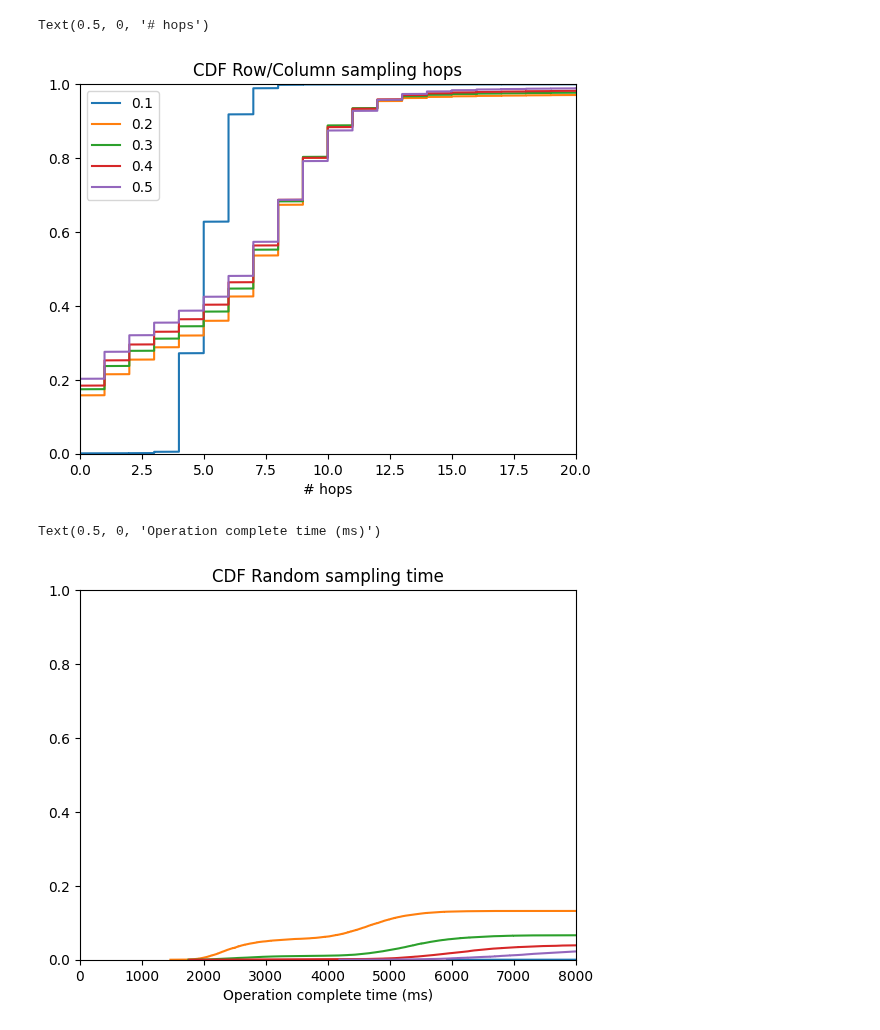
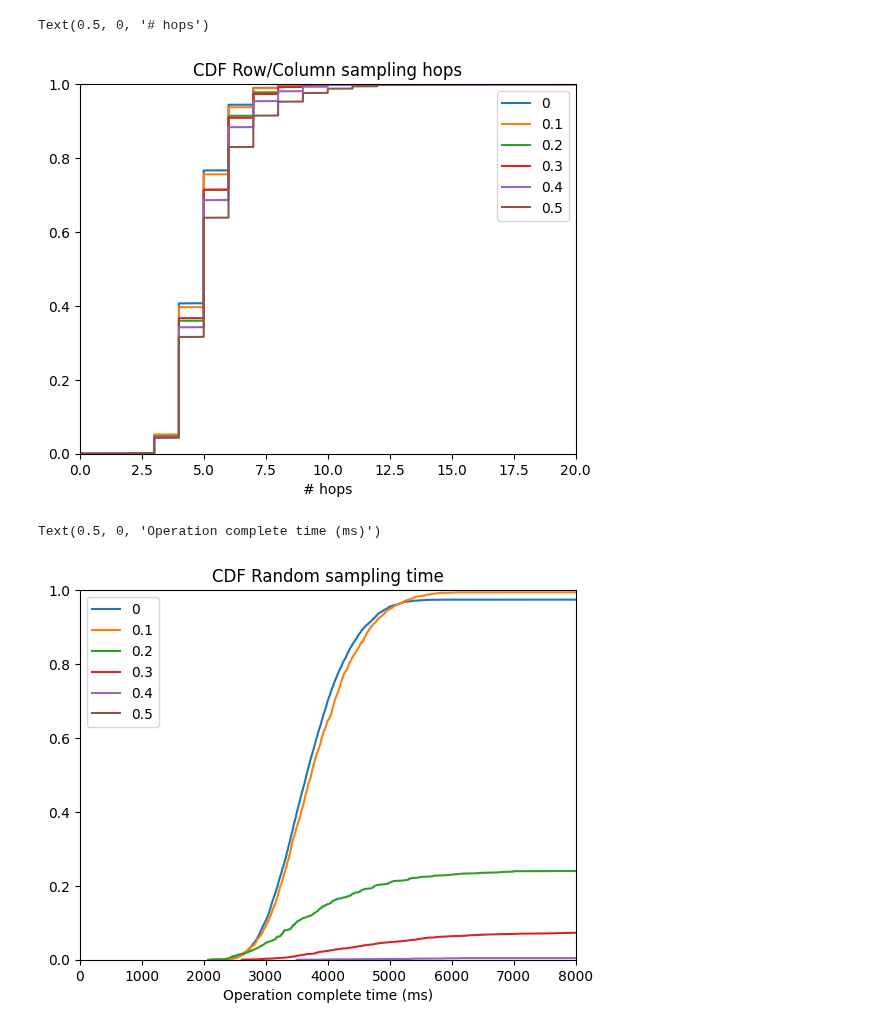
Before and after one commit to datahop/kademlia-simulator, a Jupyter notebook: simulator/python/graphs_evil.ipynb, the cells around one changed output. Cells and saved outputs as stored; diff of their text form; code cells hidden in the pictures.

```diff
--- a/simulator/python/graphs_evil.ipynb
+++ b/simulator/python/graphs_evil.ipynb
@@ -3,8 +3,8 @@ from matplotlib import pyplot as plt
 import numpy as np
 import pandas as pd
 
-ops_path = "../logs/operation.csv"
-msgs_path = "../logs/messages.csv"
+ops_path = "../logsEvilTest0.0/operation.csv"
+msgs_path = "../logsEvilTest0.0/messages.csv"
 
 op_df = pd.read_csv(ops_path,index_col=False)
 msg_df = pd.read_csv(msgs_path,index_col=False)
@@ -69,13 +69,14 @@ Text(0.5, 1.0, '# Total messages per type')
 fig3, ax3 = plt.subplots()
 
 evil_values = [0.1,0.2,0.3,0.4,0.5]
-ops_path_evil  = "../logsEvil"
+ops_path_evil  = "../logsEvilTest"
 
 
 op_evil=[]
 i = 0;
 
-vsdf = op_df.loc[(op_df['type'] == 'ValidatorSamplingOperation')]
+vsdftmp = op_df.loc[(op_df['type'] == 'ValidatorSamplingOperation')]
+vsdf = vsdftmp.loc[(vsdftmp['block'] == 0)]
 x = np.sort(vsdf['completion_time'])
 N = vsdf['completion_time'].count()
 y = np.arange(N) / float(N)
@@ -88,7 +89,9 @@ for val in evil_values:
 
    # print(op_evil[i])
     n_bins = 100
-    vsdf = op_evil[i].loc[(op_evil[i]['type'] == 'ValidatorSamplingOperation')]
+    vsdftmp = op_evil[i].loc[(op_evil[i]['type'] == 'ValidatorSamplingOperation')]
+    vsdf = vsdftmp[i].loc[(vsdftmp[i]['block'] == 0)]
+
     #print(vsdf['completion_time'].median())
     #print(vsdf)
     #n, bins, patches = ax3.hist(vsdf['completion_time'], n_bins, density=True, histtype='step',
@@ -121,44 +124,48 @@ fig8, ax8 = plt.subplots()
 
 i = 0;
 
-vsdf = op_df.loc[(op_df['type'] == 'ValidatorSamplingOperation')]
+vsdftmp = op_df.loc[(op_df['type'] == 'ValidatorSamplingOperation')]
+vsdf = vsdftmp.loc[(vsdftmp['block'] == 0)]
 x = np.sort(vsdf['hops'])
 N = vsdf['hops'].count()
 y = np.arange(N) / float(N)
 ax8.plot(x, y, label='0')
 
 for val in evil_values:
 
 
 #n_bins = 100
-    vsdf = op_evil[i].loc[(op_evil[i]['type'] == 'ValidatorSamplingOperation')]
+    vsdftmp = op_evil[i].loc[(op_evil[i]['type'] == 'ValidatorSamplingOperation')]
+    vsdf = vsdftmp[i].loc[(vsdftmp[i]['block'] == 0)]
+
     #print(op_df)
     #print(vsdf['hops'].mode())
     #n, bins, patches = ax8.hist(vsdf['hops'], n_bins, density=True, histtype='step',
     #                          cumulative=True, label='Empirical')
 
     x = np.sort(vsdf['hops'])
     N = vsdf['hops'].count()
     # get the cdf values of y
     y = np.arange(N) / float(N)
     i=i+1
     ax8.plot(x, y, label=val)
 
 ax8.set_xlim([0,20])
 ax8.set_ylim([0,1])
 ax8.legend()
 ax8.set_title("CDF Row/Column sampling hops")
 ax8.set_xlabel("# hops")
 # %% [output]
 Text(0.5, 0, '# hops')
-[figure, old version]
+[figure, new version]
 # %%
 fig4, ax4 = plt.subplots()
 
 i = 0;
 
 
-vsdf = op_df.loc[(op_df['type'] == 'RandomSamplingOperation')]
+vsdftmp = op_df.loc[(op_df['type'] == 'RandomSamplingOperation')]
+vsdf = vsdftmp.loc[(vsdftmp['block'] == 0)]
 x = np.sort(vsdf['completion_time'])
 N = vsdf['completion_time'].count()
 y = np.arange(N) / float(N)
@@ -167,8 +174,8 @@ ax4.plot(x, y, label='0')
 for val in evil_values:
 
     #n_bins = 100
-    rsdf =  op_evil[i].loc[(op_evil[i]['type'] == 'RandomSamplingOperation')]
-
+    vsdftmp = op_evil[i].loc[(op_evil[i]['type'] == 'RandomSamplingOperation')]
+    vsdf = vsdftmp[i].loc[(vsdftmp[i]['block'] == 0)]
     #n, bins, patches = ax4.hist(rsdf['completion_time'], n_bins, density=True, histtype='step',
     #                           cumulative=True, label='Empirical')
 
@@ -186,7 +193,7 @@ ax4.set_title("CDF Random sampling time")
 ax4.set_xlabel("Operation complete time (ms)")
 # %% [output]
 Text(0.5, 0, 'Operation complete time (ms)')
-[figure, old version]
+[figure, new version]
 # %%
 fig9, ax9 = plt.subplots()
 
```
Also changed, not shown: parts of 7 cells of this notebook, 10 other files.
